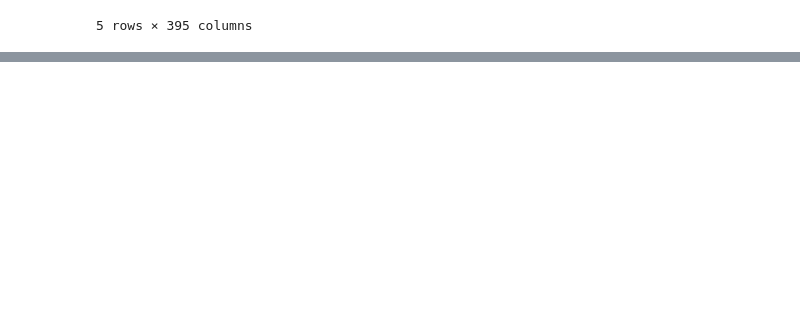
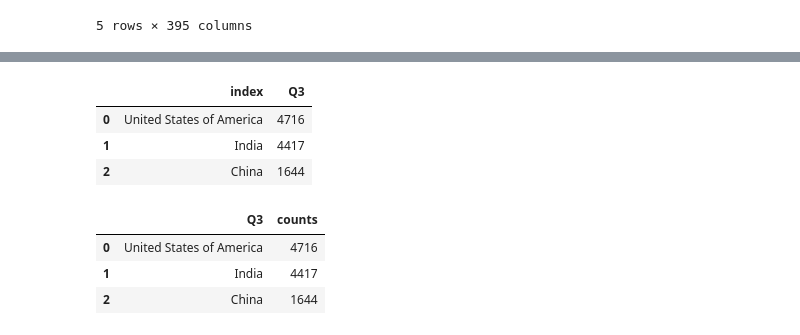
Before and after one commit to DanialDaeHyunNam/2018-Kaggle-ML-And-DS-Survey-Challenge, a Jupyter notebook: HyowonJang/EDA_0.ipynb, the cells around one changed output, grey strips where cells are left out. Saved outputs shown, nothing was run; the diff lists cells and outputs as text; code cells hidden in the pictures; blank space fills up the shorter version.

```diff
--- a/HyowonJang/EDA_0.ipynb
+++ b/HyowonJang/EDA_0.ipynb
@@ -12,0 +46,12 @@ df.head()
+# %%
+display(pd.DataFrame(df["Q3"].value_counts()).reset_index().head(3))
+display(df.groupby("Q3").size().reset_index(name="counts").sort_values(by='counts',ascending=False).reset_index(drop=True).head(3))
+# %% [output]
+|  | index | Q3 |
+| 0 | United States of America | 4716 |
+| 1 | India | 4417 |
+| 2 | China | 1644 |
+|  | Q3 | counts |
+| 0 | United States of America | 4716 |
+| 1 | India | 4417 |
+| 2 | China | 1644 |
```
Also changed, not shown: parts of 7 cells of this notebook, 11 other files.
